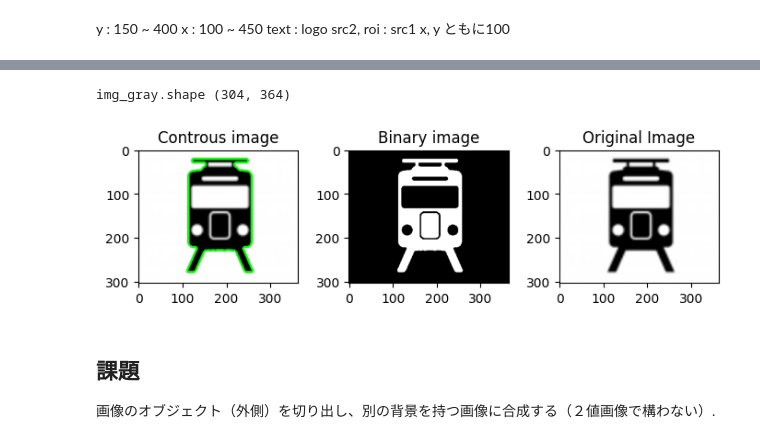
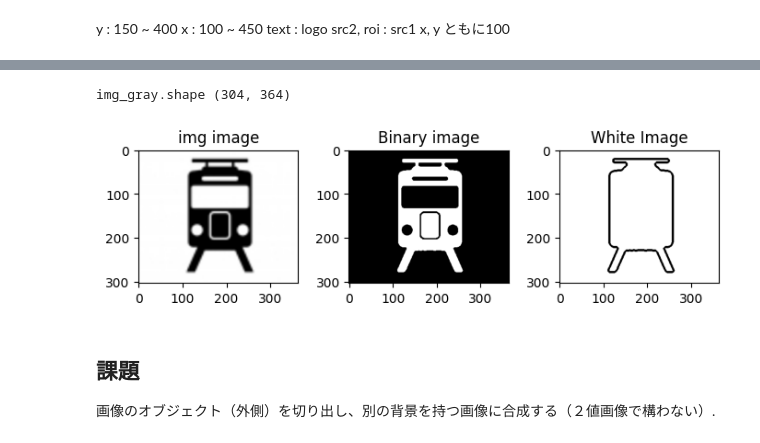
Before and after one commit to nisida/python_training, a Jupyter notebook: opencv_image.ipynb, the cells around one changed output, grey strips where cells are left out. Drawn from its saved outputs; the diff is of its cells as text; code cells hidden in the pictures.

```diff
--- a/opencv_image.ipynb
+++ b/opencv_image.ipynb
@@ -318,39 +326,47 @@ import numpy as np
 import cv2
 import os
 
 cc = lambda x : cv2.cvtColor(x, cv2.COLOR_BGR2RGB)
 
 img  = cv2.imread("fig_20250418_1.png", cv2.IMREAD_COLOR)
+#img  = cv2.imread("DDH-184.jpeg", cv2.IMREAD_COLOR)
 #img  = cv2.imread("lena.png", cv2.IMREAD_COLOR)
 #img = cv2.imread("photo/003.jpg", cv2.IMREAD_COLOR)
 #img = cv2.imread("DDH-184.jpeg", cv2.IMREAD_COLOR)
 #img = cv2.imread("photos/EF65.jpeg", cv2.IMREAD_COLOR)
 #print("img.shape", img.shape)
 img_gray = cv2.cvtColor(img, cv2.COLOR_BGR2GRAY)
 print("img_gray.shape", img_gray.shape)
 img_g_gray = cv2.GaussianBlur(img_gray, (5, 5), 0)
 
 img_2_thresh = cv2.threshold(img_g_gray, 0, 255,  cv2.THRESH_BINARY_INV + cv2.THRESH_OTSU)[1]
 
 img_2_thresh_copy = img_2_thresh.copy()
 contours, hierarchy = cv2.findContours(img_2_thresh_copy, cv2.RETR_EXTERNAL, cv2.CHAIN_APPROX_SIMPLE)
 #print("contours = ", contours)
 
 img_all_copy = img.copy()
-cv2.drawContours(img_all_copy, contours, -1, (0, 255, 0), 3)
+color = (0, 255, 0)
+size = img_all_copy.shape[:2]
+# np.fillで白に埋める
+white_img = np.zeros(size, dtype=np.uint8)
+white_img.fill(255)
+
+cv2.drawContours(white_img, contours, -1, (0, 255, 0), 3)
+#image_target = cv2.fillPoly(img_all_copy, contours, color)
 
 fig, ax = plt.subplots(1, 3, figsize=(7, 2))
-ax[0].imshow(cc(img_all_copy))
-ax[0].set_title('Controus image')
+ax[0].imshow(cc(img))
+ax[0].set_title('img image')
 ax[1].imshow(cc(img_2_thresh))
 ax[1].set_title('Binary image')
-ax[2].imshow(cc(img))
-ax[2].set_title('Original Image')
+ax[2].imshow(cc(white_img))
+ax[2].set_title('White Image')
 plt.tight_layout()
 plt.show()
 # %% [output]
 img_gray.shape (304, 364)
-[figure, old version]
+[figure, new version]
 # %% [markdown]
 ## 課題
 
```
Also changed, not shown: parts of 6 cells of this notebook.
